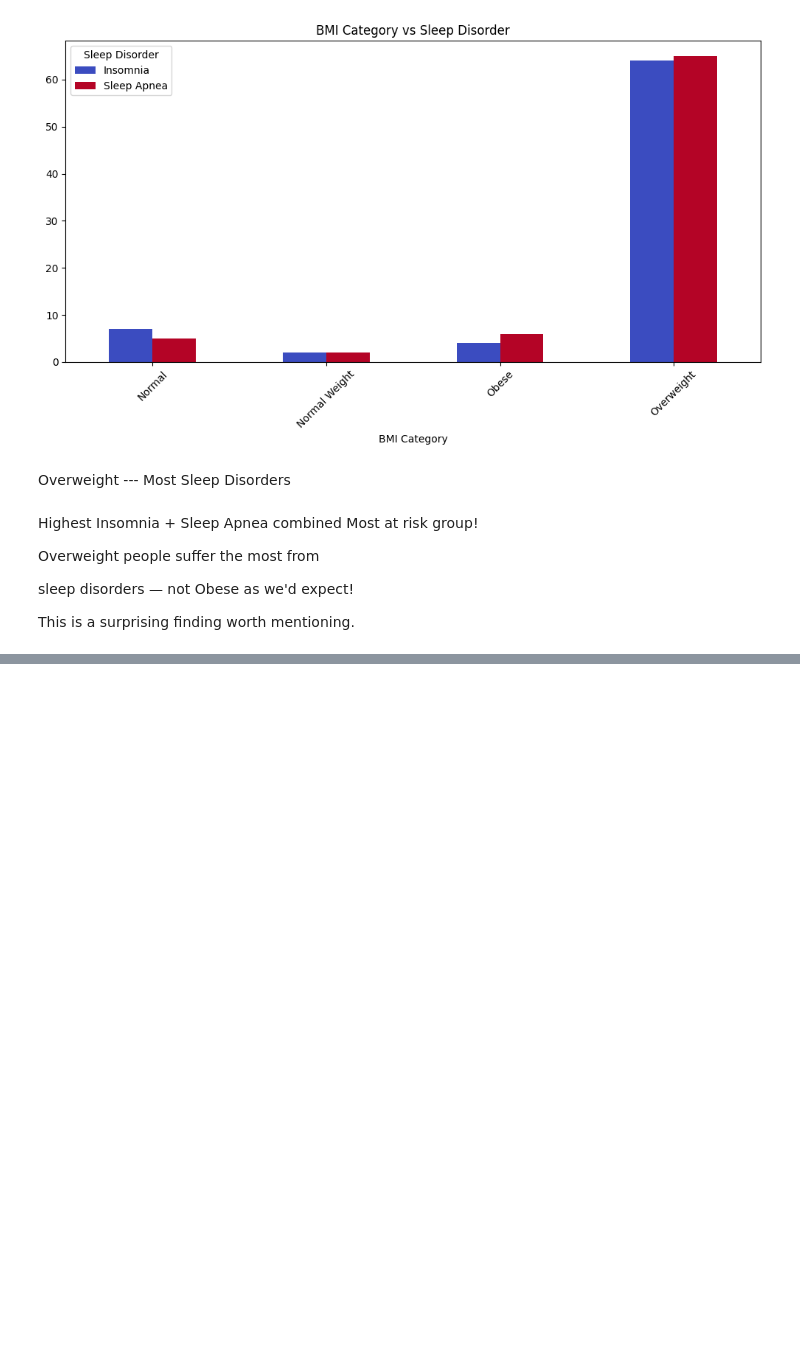
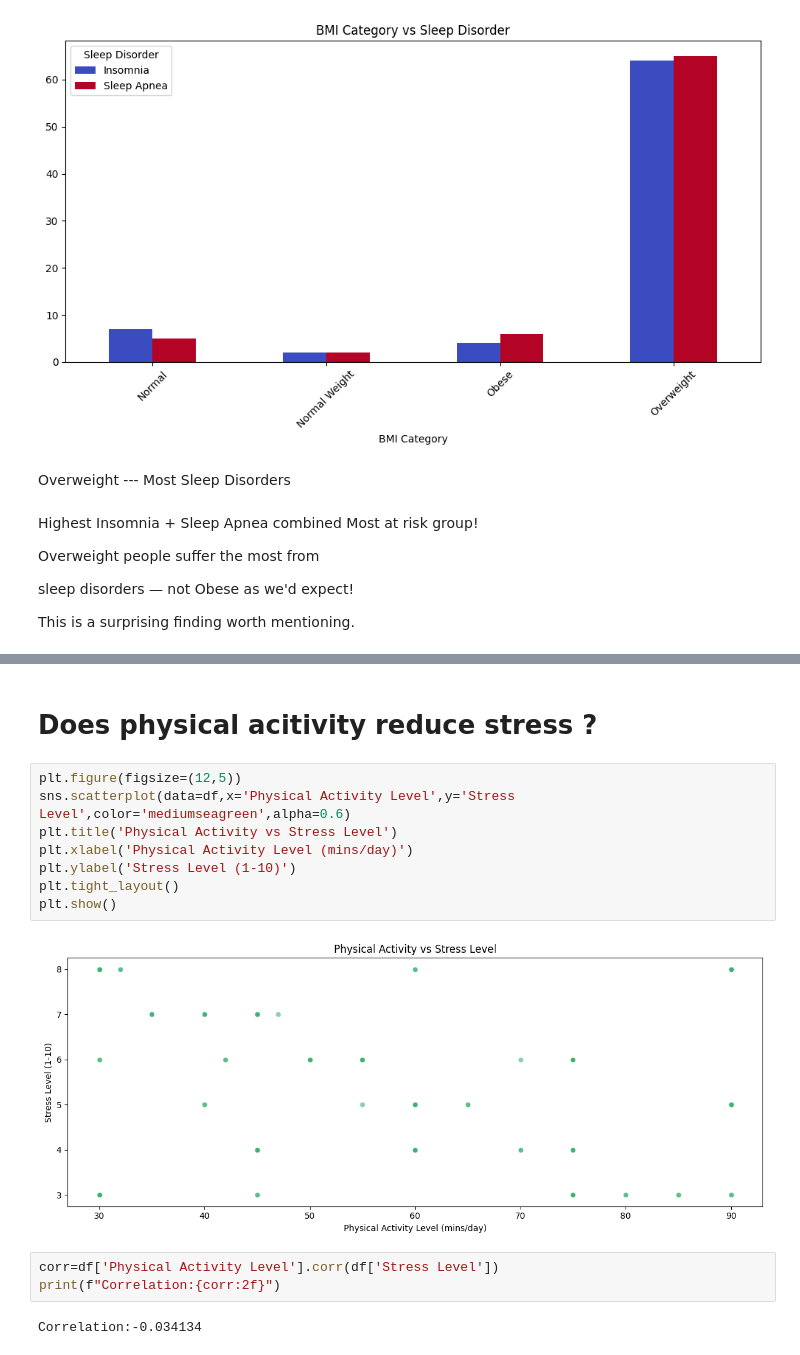
Before and after one commit to suzzzel5/Sleep-health-and-lifestyle-, a Jupyter notebook: notebooks/02_sleep_bivariate_analysis.ipynb, the cells around one changed output, grey strips where cells are left out. Saved outputs shown, nothing was run; the diff lists cells and outputs as text; blank space fills up the shorter version.

Commit message:
physical acitivity and stress level reduciton

```diff
--- a/notebooks/02_sleep_bivariate_analysis.ipynb
+++ b/notebooks/02_sleep_bivariate_analysis.ipynb
@@ -228,0 +245,17 @@ This is a surprising finding worth mentioning.
+# %% [markdown]
+# Does physical acitivity reduce stress ?
+# %%
+plt.figure(figsize=(12,5))
+sns.scatterplot(data=df,x='Physical Activity Level',y='Stress Level',color='mediumseagreen',alpha=0.6)
+plt.title('Physical Activity vs Stress Level')
+plt.xlabel('Physical Activity Level (mins/day)')
+plt.ylabel('Stress Level (1-10)')
+plt.tight_layout()
+plt.show()
+# %% [output]
+[figure, added]
+# %%
+corr=df['Physical Activity Level'].corr(df['Stress Level'])
+print(f"Correlation:{corr:2f}")
+# %% [output]
+Correlation:-0.034134
```
Also changed, not shown: parts of 1 cell of this notebook.
